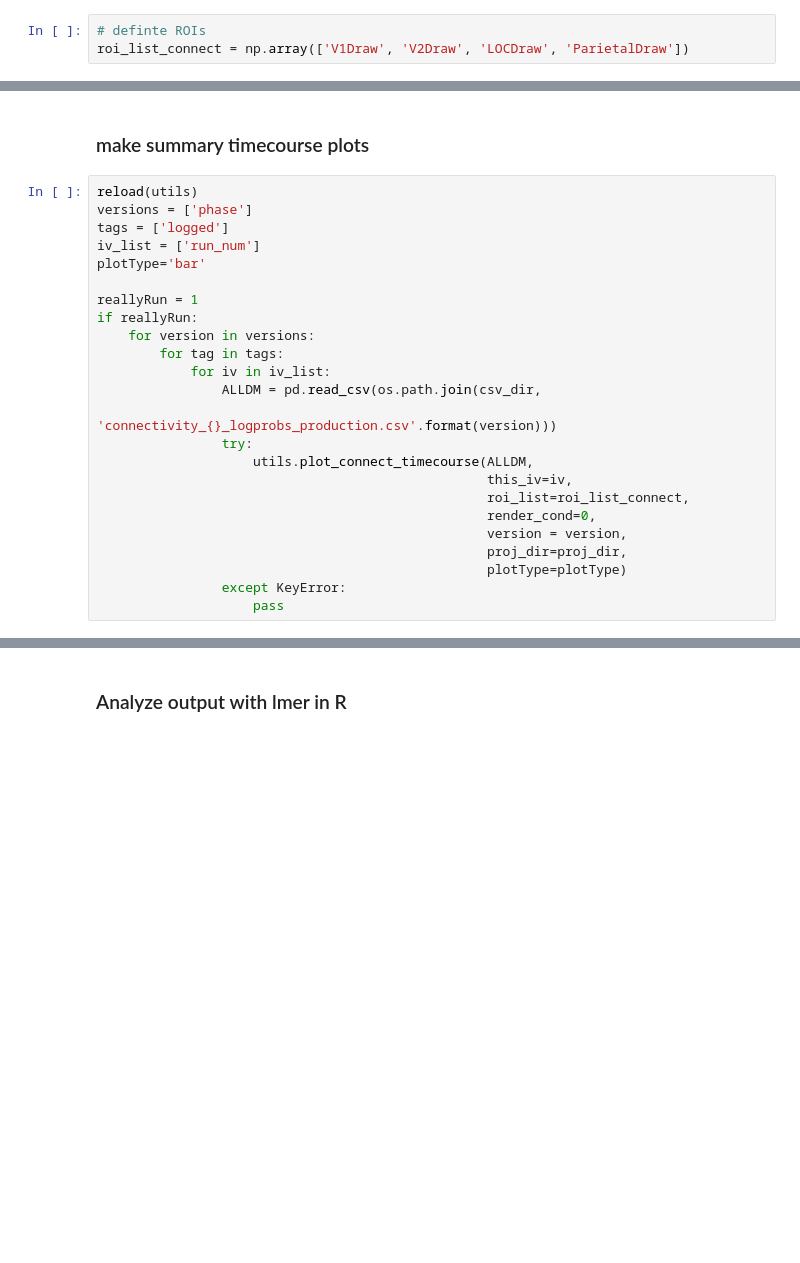
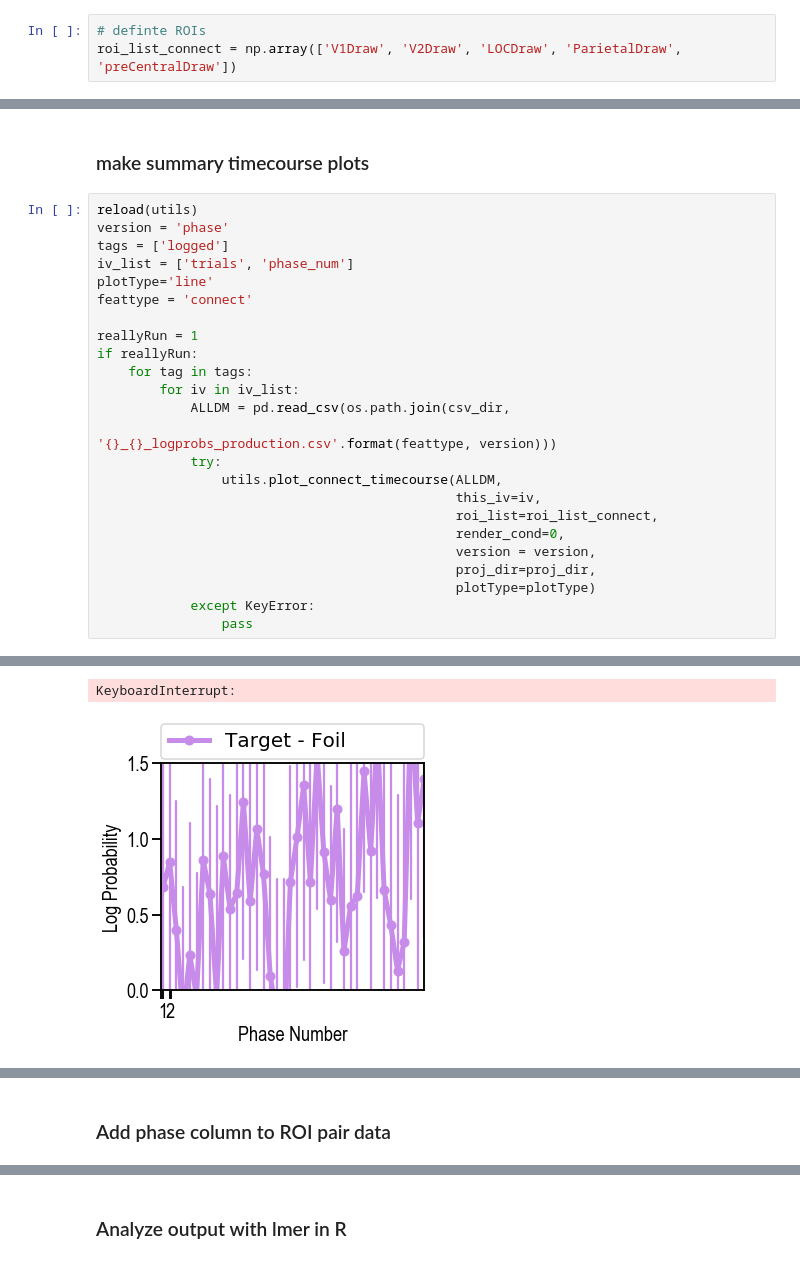
Before and after one commit to cogtoolslab/neurosketch, a Jupyter notebook: analysis/notebooks/3_connectivity_pattern_during_drawing.ipynb, the cells around one changed output, grey strips where cells are left out. Drawn from its saved outputs; the diff is of its cells as text; blank space fills up the shorter version.

Commit message:
nb3 ready to run with new paths

```diff
--- a/analysis/notebooks/3_connectivity_pattern_during_drawing.ipynb
+++ b/analysis/notebooks/3_connectivity_pattern_during_drawing.ipynb
@@ -45,7 +44,7 @@ if sys.version_info[0] >= 3:
 curr_dir = os.getcwd()
 # %%
 # definte ROIs
-roi_list_connect = np.array(['V1Draw', 'V2Draw', 'LOCDraw', 'ParietalDraw'])
+roi_list_connect = np.array(['V1Draw', 'V2Draw', 'LOCDraw', 'ParietalDraw', 'preCentralDraw'])
 # %%
 ## root paths
 proj_dir = os.path.abspath(os.path.join(curr_dir,'..','..')) ## use relative paths
@@ -107,25 +118,26 @@ print('Done!')
 ### make summary timecourse plots
 # %%
 reload(utils)
-versions = ['phase']
+version = 'phase'
 tags = ['logged']
-iv_list = ['run_num']
-plotType='bar'
+iv_list = ['trials', 'phase_num']
+plotType='line'
+feattype = 'connect'
 
 reallyRun = 1
 if reallyRun:
-    for version in versions:
-        for tag in tags:
-            for iv in iv_list:
-                ALLDM = pd.read_csv(os.path.join(csv_dir,
-                                                 'connectivity_{}_logprobs_production.csv'.format(version)))
-                try:
-                    utils.plot_connect_timecourse(ALLDM,
-                                                  this_iv=iv,
-                                                  roi_list=roi_list_connect,
-                                                  render_cond=0,
-                                                  version = version,
-                                                  proj_dir=proj_dir,
-                                                  plotType=plotType)
-                except KeyError:
-                    pass
+    for tag in tags:
+        for iv in iv_list:
+            ALLDM = pd.read_csv(os.path.join(csv_dir,
+                                             '{}_{}_logprobs_production.csv'.format(feattype, version)))
+            try:
+                utils.plot_connect_timecourse(ALLDM,
+                                              this_iv=iv,
+                                              roi_list=roi_list_connect,
+                                              render_cond=0,
+                                              version = version,
+                                              proj_dir=proj_dir,
+                                              plotType=plotType)
+            except KeyError:
+                pass
+# %% [output]
@@ -131,0 +179,2 @@ if reallyRun:
+KeyboardInterrupt:
+[figure, added]
@@ -131,0 +186,2 @@ if reallyRun:
+# %% [markdown]
+### Add phase column to ROI pair data
```
Also changed, not shown: parts of 8 cells of this notebook, 3 other files.
